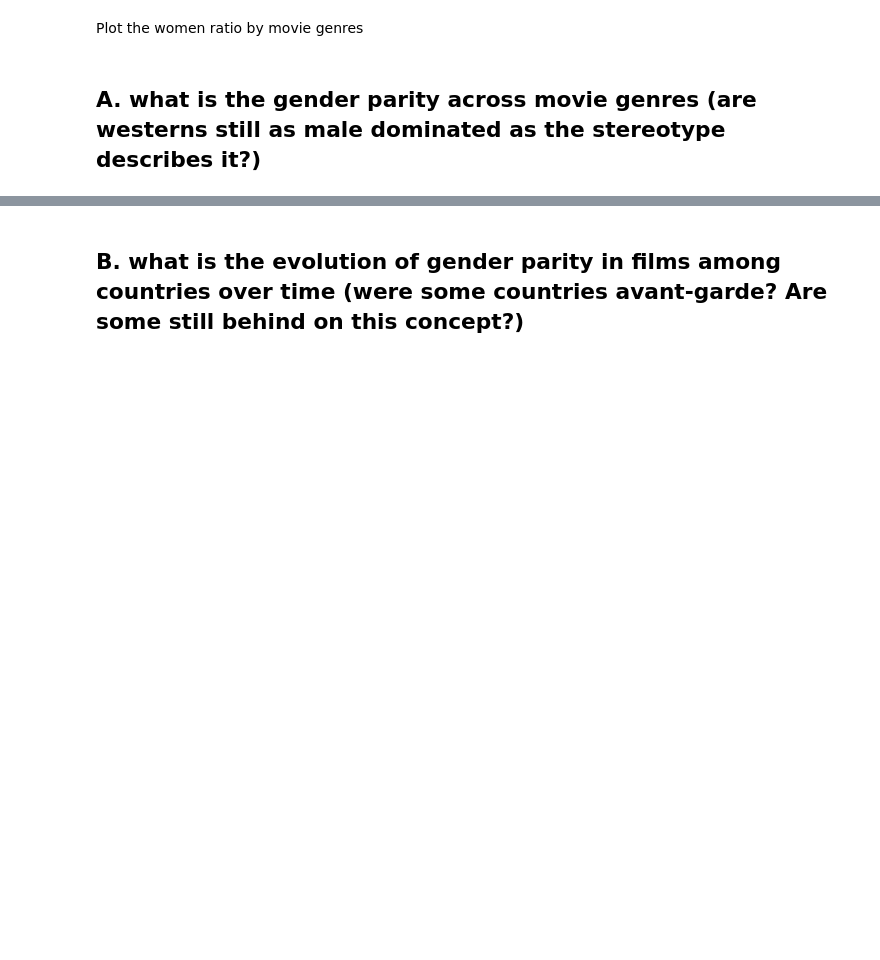
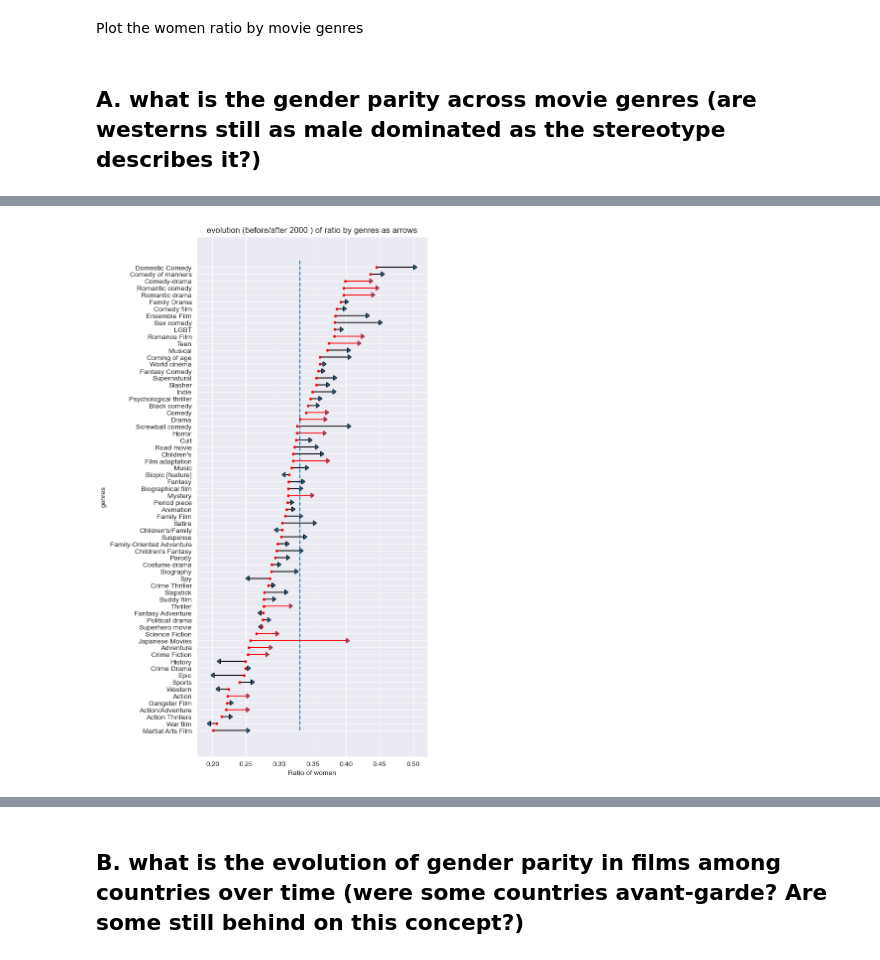
Before and after one commit to epfl-ada/ada-2022-project-teamrefuge2000, a Jupyter notebook: src/milestone_3_max.ipynb, the cells around one changed output, grey strips where cells are left out. Cells and saved outputs as stored; diff of their text form; code cells hidden in the pictures; blank space fills up the shorter version.

```diff
--- a/src/milestone_3_max.ipynb
+++ b/src/milestone_3_max.ipynb
@@ -243,3 +235,10 @@ def plot_ratio_by_categories(subset, col_name, min_count=100):
+# %%
+def test_overlap(before_ci, after_ci):
+    cond1 = before_ci[0] < after_ci[0]  < before_ci[1]
+    cond2 = before_ci[0] < after_ci[1]  < before_ci[1]
+    cond3 = after_ci[0]  < before_ci[1] < after_ci[1]
+    cond4 = after_ci[0]  < before_ci[1] < after_ci[1]
+    return cond1 or cond2 or cond3 or cond4
 # %%
 def split_gender_parity(treshold_year):
     before = gender_parity[gender_parity.movie_release_year <= treshold_year]
@@ -277,0 +334,4 @@ plot_evolution('genres', 2000)
+# %%
+plot_evolution_arrow('genres', 2000, min_count=100)
+# %% [output]
+[figure, added]
```
Also changed, not shown: parts of 65 cells of this notebook.
